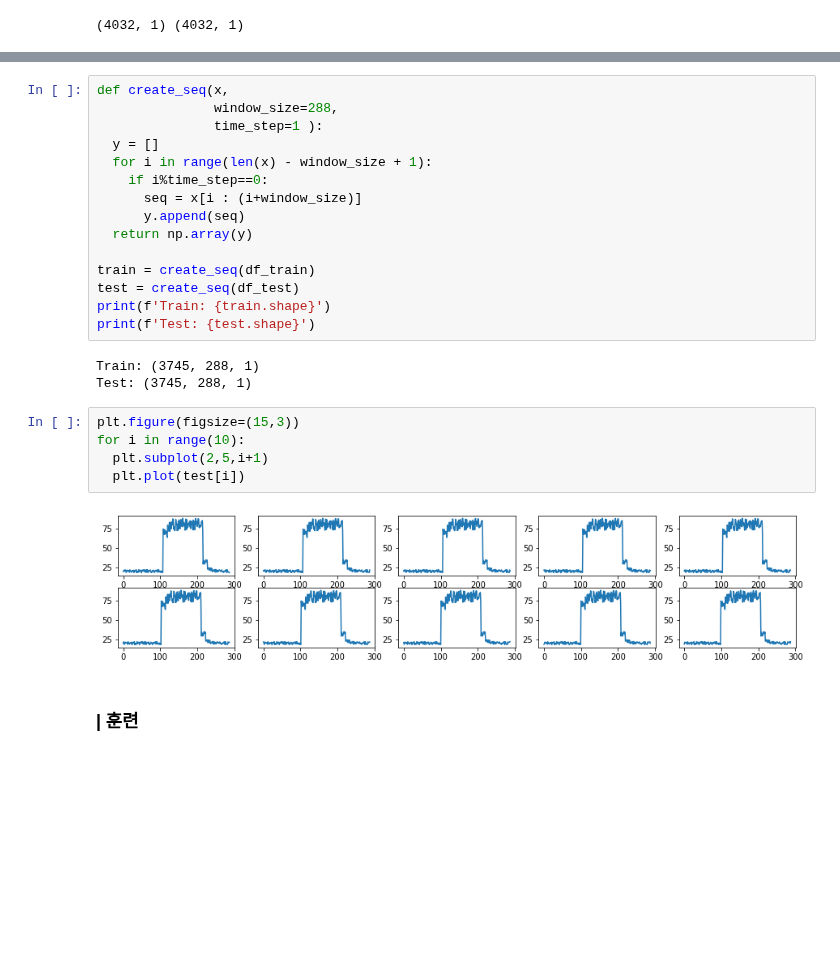
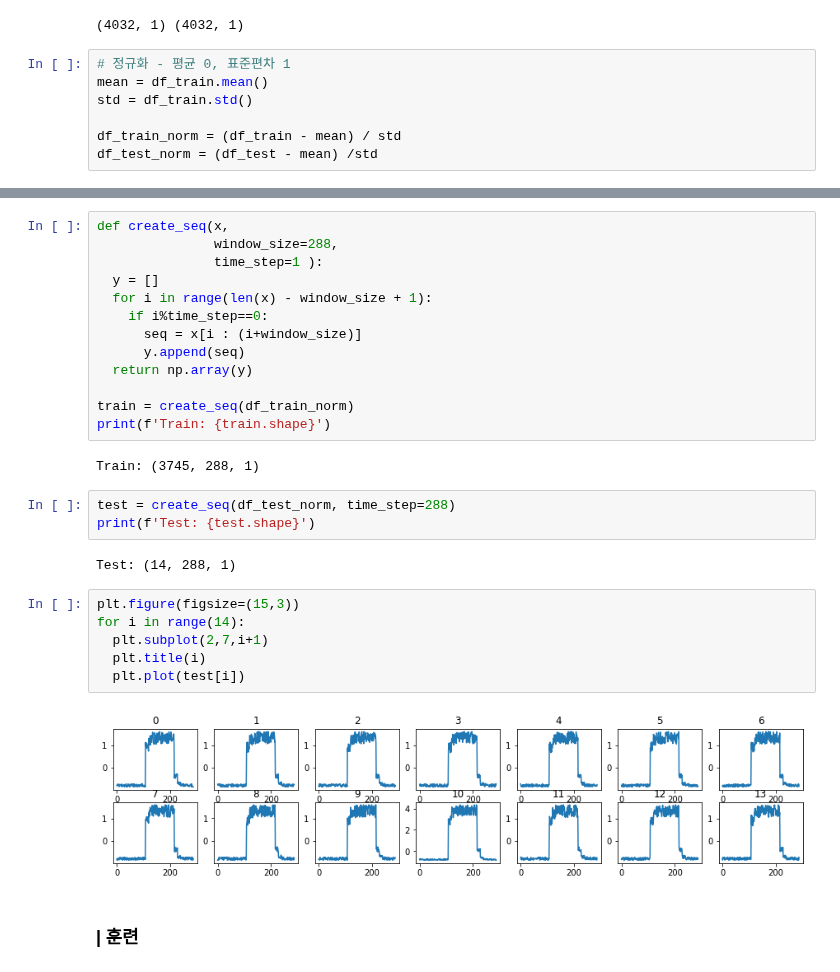
Before and after one commit to yebiny/SkillTreePython-DeepLearning, a Jupyter notebook: 04.Paper-with-code/comment/ch04_06_Autoencoder.ipynb, the cells around one changed output, grey strips where cells are left out. Cells and saved outputs as stored; diff of their text form; blank space fills up the shorter version.

```diff
--- a/04.Paper-with-code/comment/ch04_06_Autoencoder.ipynb
+++ b/04.Paper-with-code/comment/ch04_06_Autoencoder.ipynb
@@ -266,4 +270,11 @@ df_test = pd.read_csv(data_url+test_path, parse_dates=True, index_col="timestamp
 print(df_train.shape, df_test.shape)
 # %% [output]
 (4032, 1) (4032, 1)
+# %%
+# 정규화 - 평균 0, 표준편차 1
+mean = df_train.mean()
+std = df_train.std()
+
+df_train_norm = (df_train - mean) / std
+df_test_norm = (df_test - mean) /std
 # %%
@@ -284,19 +295,22 @@ def create_seq(x,
       y.append(seq)
   return np.array(y)
 
-train = create_seq(df_train)
-test = create_seq(df_test)
+train = create_seq(df_train_norm)
 print(f'Train: {train.shape}')
-print(f'Test: {test.shape}')
 # %% [output]
 Train: (3745, 288, 1)
-Test: (3745, 288, 1)
+# %%
+test = create_seq(df_test_norm, time_step=288)
+print(f'Test: {test.shape}')
+# %% [output]
+Test: (14, 288, 1)
 # %%
 plt.figure(figsize=(15,3))
-for i in range(10):
-  plt.subplot(2,5,i+1)
+for i in range(14):
+  plt.subplot(2,7,i+1)
+  plt.title(i)
   plt.plot(test[i])
 # %% [output]
-[figure, old version]
+[figure, new version]
 # %% [markdown]
 ### **| 훈련**
```
Also changed, not shown: parts of 8 cells of this notebook.
